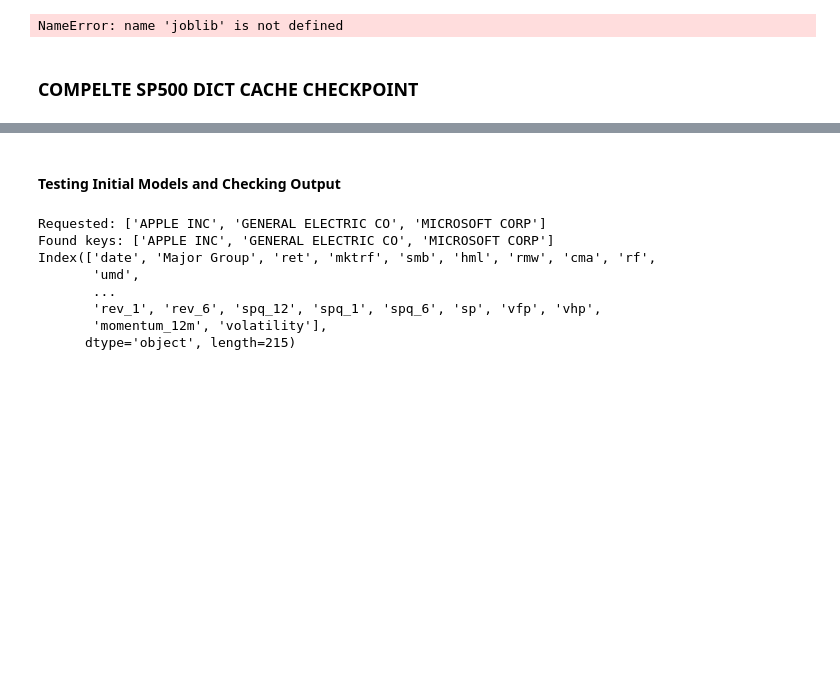
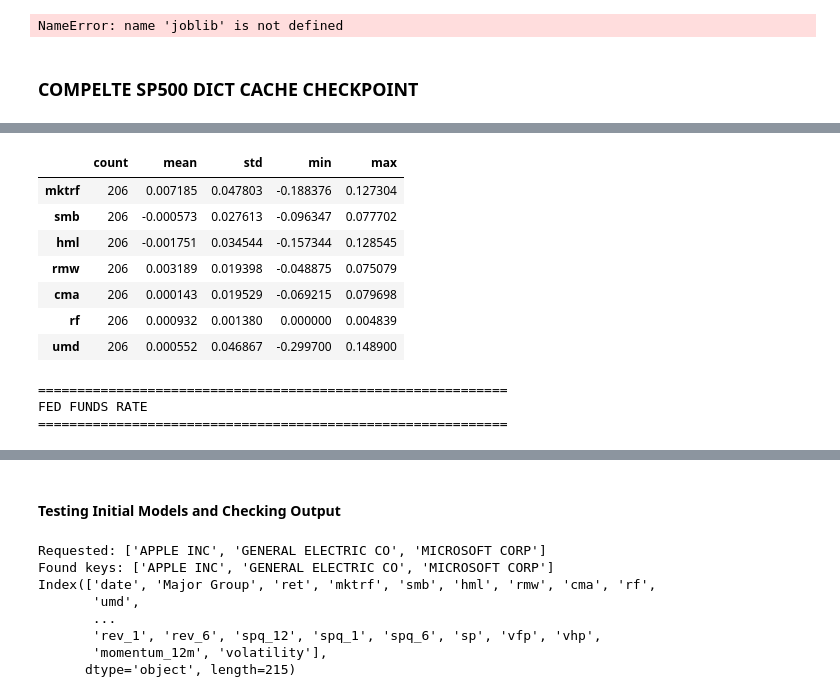
Before and after one commit to nilsberzins/SDF-Research, a Jupyter notebook: SDF-AP Data Current.ipynb, the cells around one changed output, grey strips where cells are left out. Saved outputs shown, nothing was run; the diff lists cells and outputs as text; code cells hidden in the pictures; blank space fills up the shorter version.

```diff
--- a/SDF-AP Data Current.ipynb
+++ b/SDF-AP Data Current.ipynb
@@ -556,0 +557,69 @@ sp500_monthly = joblib.load("sp500_monthly.joblib")
+# %%
+#==============================================================================
+# DESCRIPTIVE STATISTICS BY PREDICTOR GROUP (SIMPLIFIED)
+# - No quartiles, skewness, or kurtosis
+# - Anomaly portfolios averaged together
+#==============================================================================
+
+# Define predictor groups
+fama_five_cols = ['mktrf', 'smb', 'hml', 'rmw', 'cma', 'rf', 'umd']
+
+# Check if fed_funds_rate exists in the data
+fed_funds_col = ['fed_funds_rate'] if 'fed_funds_rate' in desc_stat.columns else []
+
+# Exclude non-predictor columns
+exclude_cols = ['date', 'Major Group', 'ret', 'momentum_12m', 'volatility', 'volatility_21d', '5d_reversal', '1d_lag_reversal']
+all_cols = desc_stat.columns.tolist()
+
+# Anomaly portfolios = everything that's not Fama Five, Fed Funds, or excluded
+anomaly_cols = [col for col in all_cols
+                if col not in fama_five_cols
+                and col not in fed_funds_col
+                and col not in exclude_cols]
+
+print(f"Fama Five Factors: {len(fama_five_cols)} predictors")
+print(f"Fed Funds Rate: {len(fed_funds_col)} predictor")
+print(f"Anomaly Portfolios: {len(anomaly_cols)} predictors")
+print("-" * 60)
+
+# Helper function to get simplified stats (no quartiles)
+def simple_stats(df):
+    return pd.DataFrame({
+        'count': df.count(),
+        'mean': df.mean(),
+        'std': df.std(),
+        'min': df.min(),
+        'max': df.max()
+    })
+
+# Fama Five Factors
+print("\n" + "="*60)
+print("FAMA FIVE FACTORS")
+print("="*60)
+fama_five_stats = simple_stats(desc_stat[fama_five_cols])
+display(fama_five_stats)
+
+# Fed Funds Rate
+if fed_funds_col:
+    print("\n" + "="*60)
+    print("FED FUNDS RATE")
+    print("="*60)
+    fed_stats = simple_stats(desc_stat[fed_funds_col])
+    display(fed_stats)
+else:
+    print("\n[NOTE] Fed Funds Rate not found in monthly data")
+
+# Anomaly Portfolios - Averaged Together
+print("\n" + "="*60)
+print("ANOMALY PORTFOLIOS (AVERAGED)")
+print("="*60)
+anomaly_avg = desc_stat[anomaly_cols].mean(axis=1)  # Average across all anomaly cols per row
+anomaly_stats_simple = pd.DataFrame({
+    'count': [anomaly_avg.count()],
+    'mean': [anomaly_avg.mean()],
+    'std': [anomaly_avg.std()],
+    'min': [anomaly_avg.min()],
+    'max': [anomaly_avg.max()]
+}, index=[f'Anomaly Portfolios (n={len(anomaly_cols)})'])
+display(anomaly_stats_simple)
+# %% [output]
@@ -556,0 +634,11 @@ sp500_monthly = joblib.load("sp500_monthly.joblib")
+|  | count | mean | std | min | max |
+| mktrf | 206 | 0.007185 | 0.047803 | -0.188376 | 0.127304 |
+| smb | 206 | -0.000573 | 0.027613 | -0.096347 | 0.077702 |
+| hml | 206 | -0.001751 | 0.034544 | -0.157344 | 0.128545 |
+| rmw | 206 | 0.003189 | 0.019398 | -0.048875 | 0.075079 |
+| cma | 206 | 0.000143 | 0.019529 | -0.069215 | 0.079698 |
+| rf | 206 | 0.000932 | 0.001380 | 0.000000 | 0.004839 |
+| umd | 206 | 0.000552 | 0.046867 | -0.299700 | 0.148900 |
+============================================================
+FED FUNDS RATE
+============================================================
```
Also changed, not shown: parts of 25 cells of this notebook.
